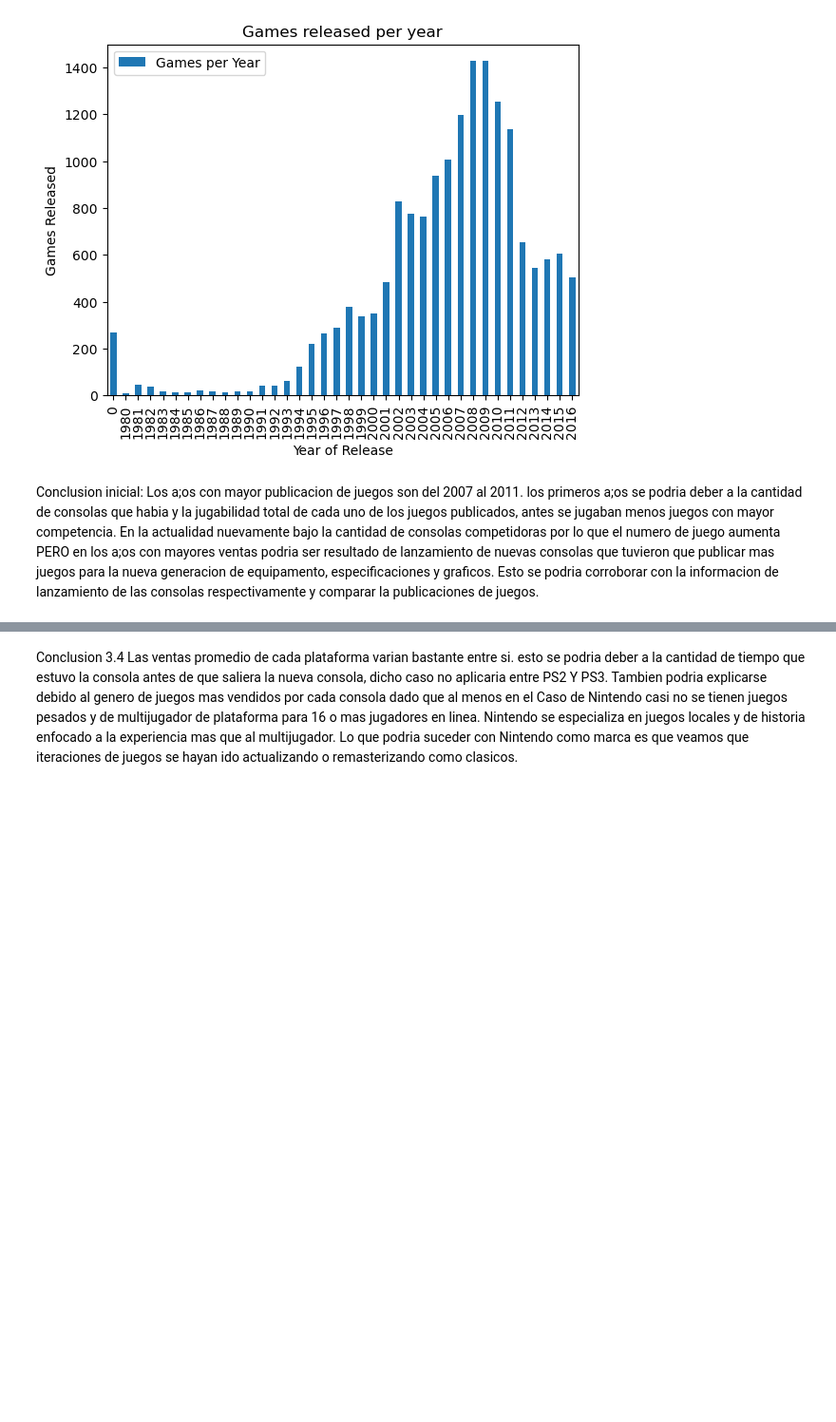
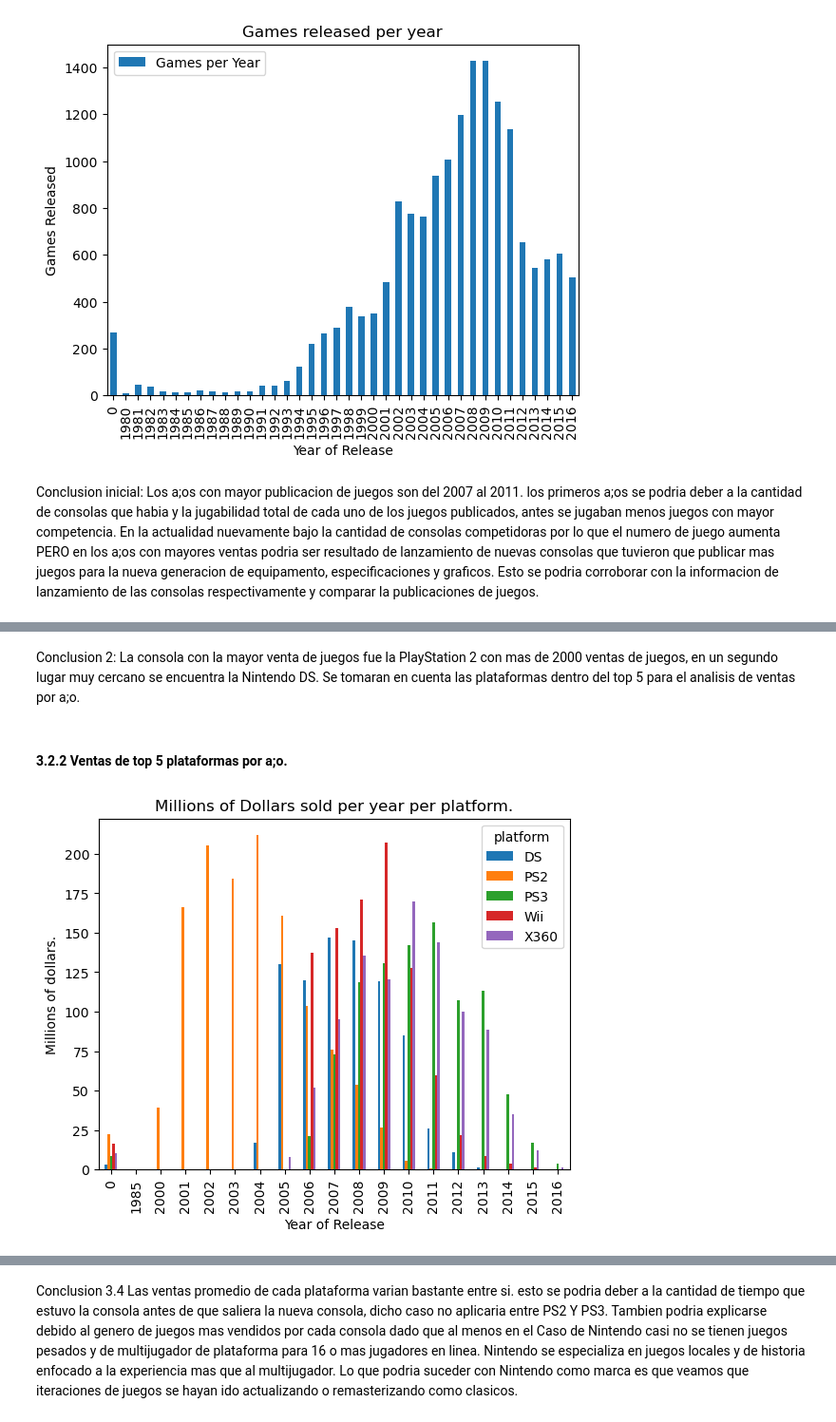
Before and after one commit to ArqJuan/Sprint6, a Jupyter notebook: Notebook_Sprint6.ipynb, the cells around one changed output, grey strips where cells are left out. Shown at 95% size. Cells and saved outputs as stored; diff of their text form; code cells hidden in the pictures; blank space fills up the shorter version.

```diff
--- a/Notebook_Sprint6.ipynb
+++ b/Notebook_Sprint6.ipynb
@@ -117,0 +108,19 @@ Conclusion 2: La consola con mayor ventas dentro de la base de datos con $211 mi
+# %% [markdown]
+Conclusion 2: La consola con la mayor venta de juegos fue la PlayStation 2 con mas de 2000 ventas de juegos, en un segundo lugar muy cercano se encuentra la Nintendo DS. Se tomaran en cuenta las plataformas dentro del top 5 para el analisis de ventas por a;o.
+# %% [markdown]
+#### 3.2.2 Ventas de top 5 plataformas por a;o.
+# %%
+console_sales_per_year = games_df.groupby(['platform','year_of_release'])['total_sales'].sum().reset_index().sort_values(by='total_sales', ascending=False)
+console_sales_per_year = console_sales_per_year[
+    (console_sales_per_year['platform']=='PS2')|
+    (console_sales_per_year['platform']=='DS')|
+    (console_sales_per_year['platform']=='PS3')|
+    (console_sales_per_year['platform']=='Wii')|
+    (console_sales_per_year['platform']=='X360')
+    ]
+
+table_spy = pd.pivot_table(console_sales_per_year, index='year_of_release',values='total_sales', columns='platform', aggfunc='sum')
+table_spy.plot(kind='bar',label='Millions of Dollars',xlabel='Year of Release',ylabel='Millions of dollars.', title='Millions of Dollars sold per year per platform.')
+plt.show()
+# %% [output]
+[figure, added]
```
Also changed, not shown: parts of 19 cells of this notebook.
